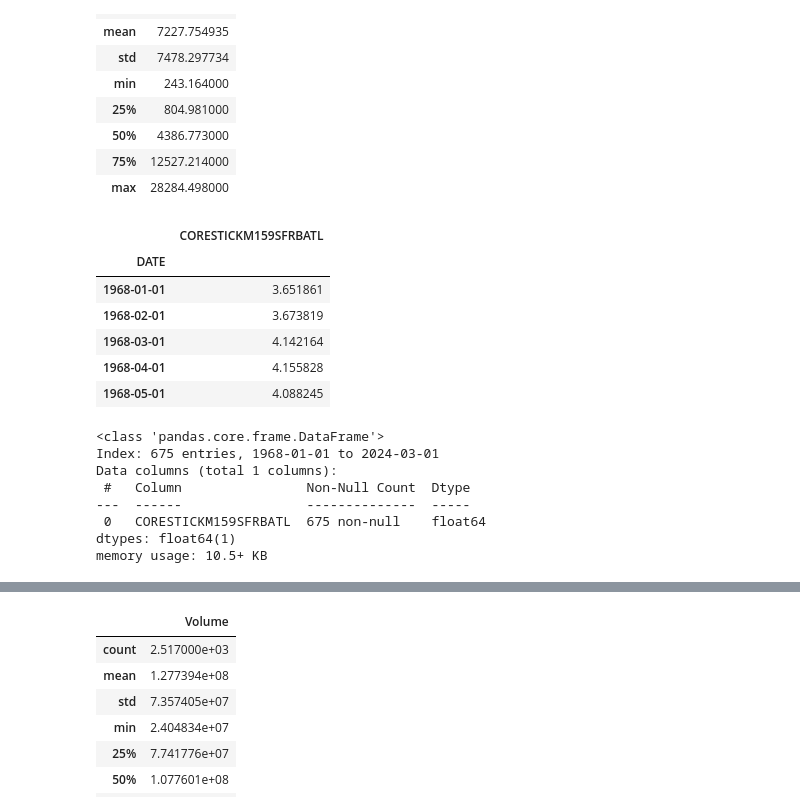
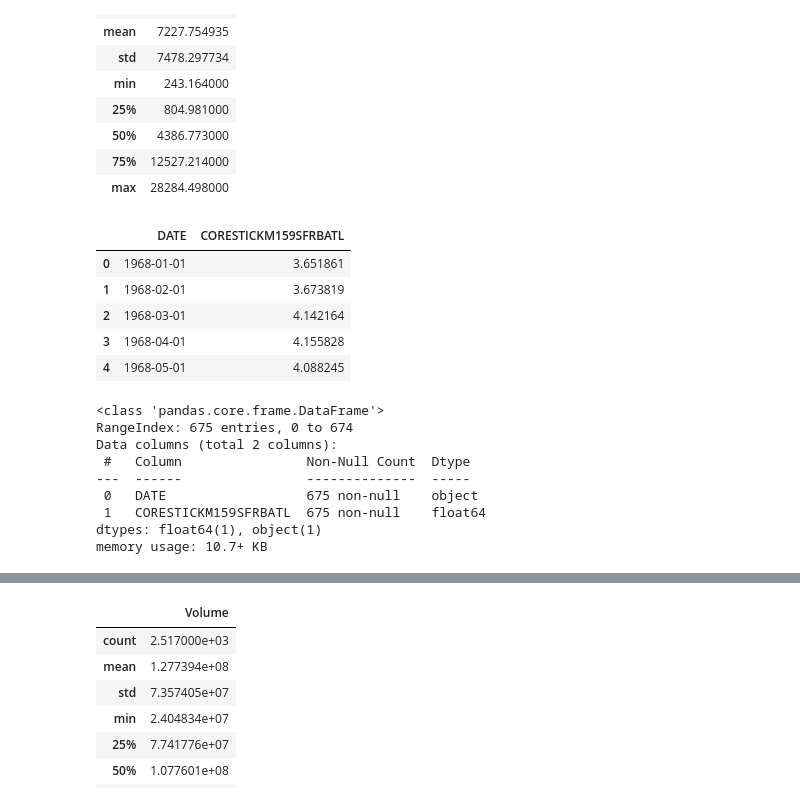
Before and after one commit to waynebar69/Stocks_ML-Pipeline, a Jupyter notebook: Project/EDA.ipynb, the cells around one changed output, grey strips where cells are left out. Drawn from its saved outputs; the diff is of its cells as text; code cells hidden in the pictures.

```diff
--- a/Project/EDA.ipynb
+++ b/Project/EDA.ipynb
@@ -73,27 +73,27 @@ gdp_df.describe()
 | max | 28284.498000 |
 # %%
 INFLATION_URL = "https://raw.githubusercontent.com/udacity/CD13649-Project/main/Project/inflation_monthly.csv"
-inflation_df = pd.read_csv(INFLATION_URL, index_col=0)
+inflation_df = pd.read_csv(INFLATION_URL)
 inflation_df.head()
 # %% [output]
-|  | CORESTICKM159SFRBATL |
-| DATE |  |
-| 1968-01-01 | 3.651861 |
-| 1968-02-01 | 3.673819 |
-| 1968-03-01 | 4.142164 |
-| 1968-04-01 | 4.155828 |
-| 1968-05-01 | 4.088245 |
+|  | DATE | CORESTICKM159SFRBATL |
+| 0 | 1968-01-01 | 3.651861 |
+| 1 | 1968-02-01 | 3.673819 |
+| 2 | 1968-03-01 | 4.142164 |
+| 3 | 1968-04-01 | 4.155828 |
+| 4 | 1968-05-01 | 4.088245 |
 # %%
 inflation_df.info()
 # %% [output]
 <class 'pandas.core.frame.DataFrame'>
-Index: 675 entries, 1968-01-01 to 2024-03-01
-Data columns (total 1 columns):
+RangeIndex: 675 entries, 0 to 674
+Data columns (total 2 columns):
  #   Column                Non-Null Count  Dtype
 ---  ------                --------------  -----
- 0   CORESTICKM159SFRBATL  675 non-null    float64
-dtypes: float64(1)
-memory usage: 10.5+ KB
+ 0   DATE                  675 non-null    object
+ 1   CORESTICKM159SFRBATL  675 non-null    float64
+dtypes: float64(1), object(1)
+memory usage: 10.7+ KB
 # %%
 # Load the historical stock price data for Apple and Microsoft
 AAPL_URL = "https://raw.githubusercontent.com/udacity/CD13649-Project/main/Project/apple_historical_data.csv"
```
Also changed, not shown: parts of 47 cells of this notebook, 7 other files.
